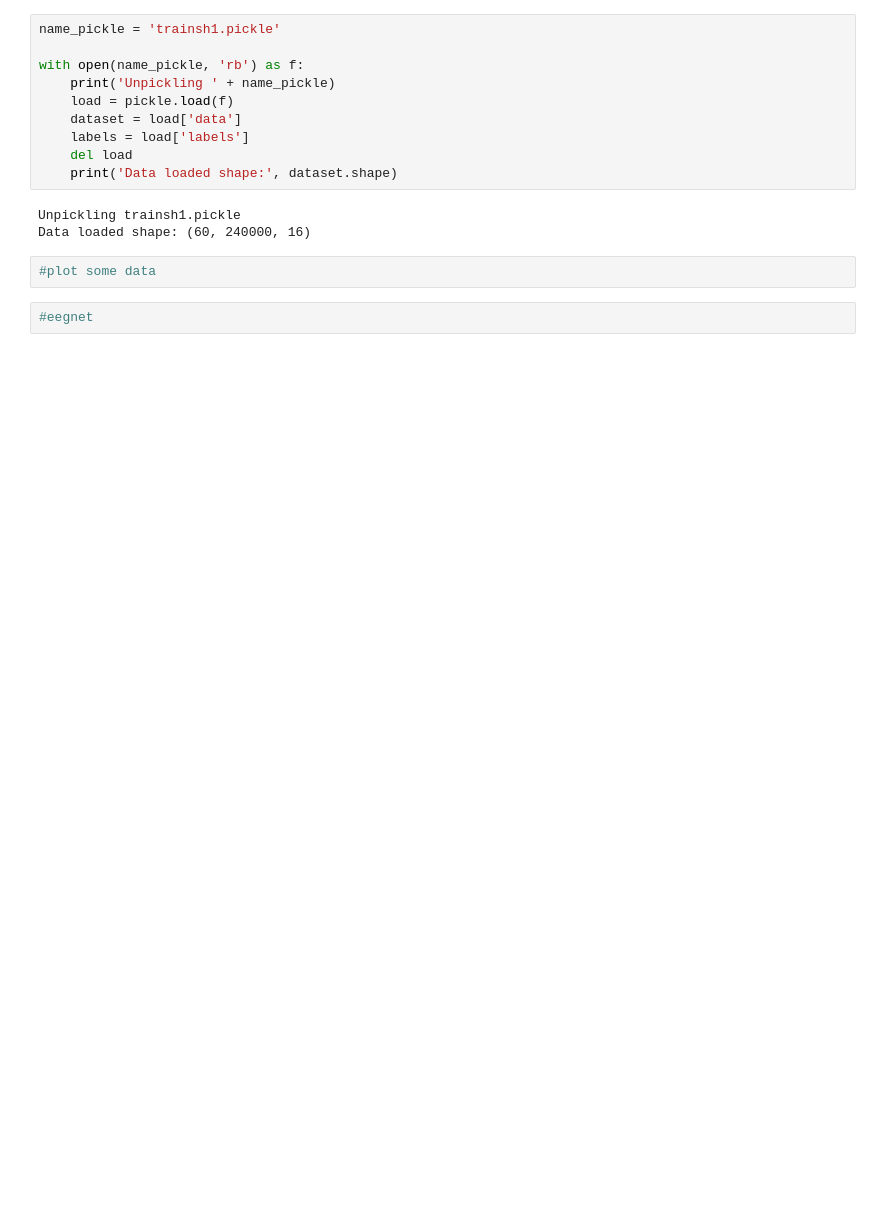
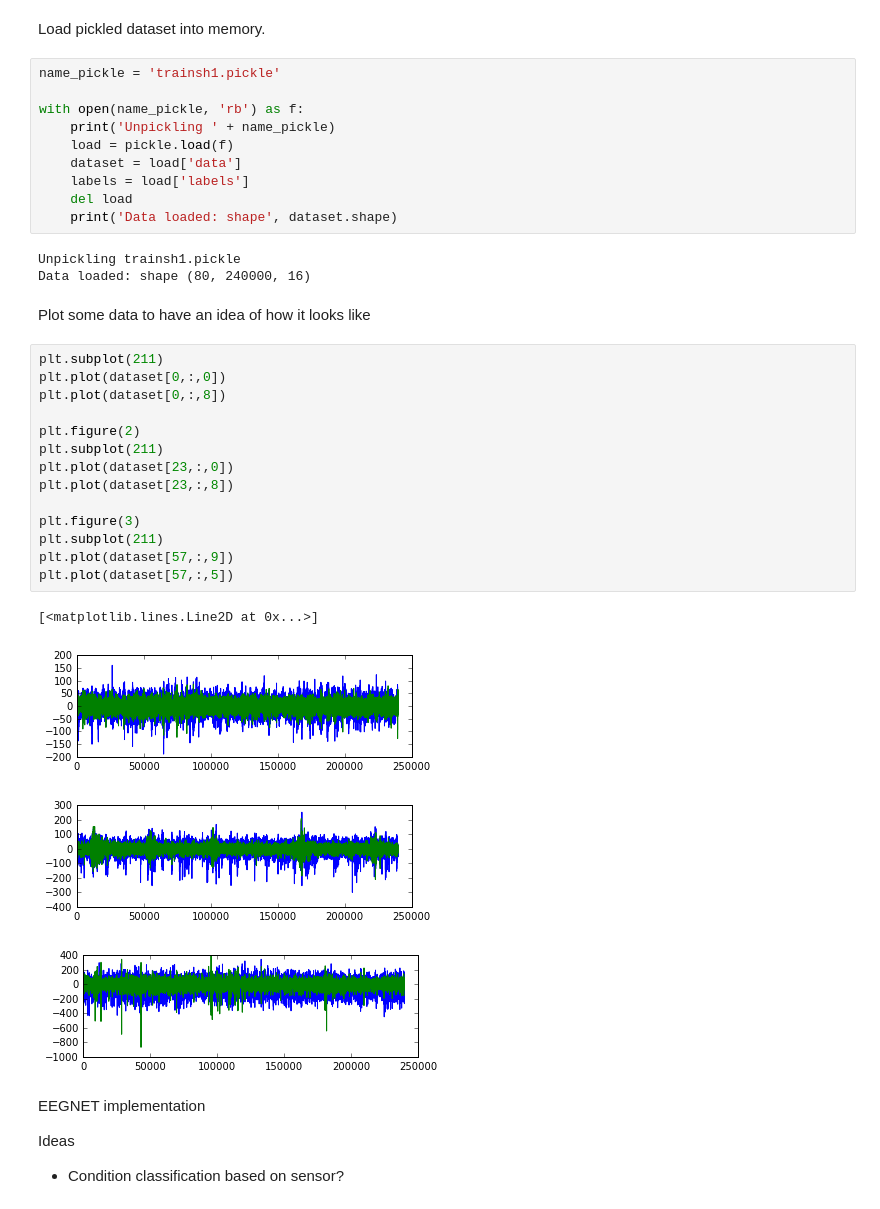
Before and after one commit to KnightofDawn/eegnet, a Jupyter notebook: eegnet1.ipynb, the cells around one changed output. Cells and saved outputs as stored; diff of their text form; blank space fills up the shorter version.

Commit message:
creation and load of dataset done. plotting for reference done. now going for eegnet implementation.

```diff
--- a/eegnet1.ipynb
+++ b/eegnet1.ipynb
@@ -69,3 +74,5 @@ done
+# %% [markdown]
+Load pickled dataset into memory.
 # %%
 name_pickle = 'trainsh1.pickle'
 
@@ -75,11 +82,33 @@ with open(name_pickle, 'rb') as f:
     dataset = load['data']
     labels = load['labels']
     del load
-    print('Data loaded shape:', dataset.shape)
+    print('Data loaded: shape', dataset.shape)
 # %% [output]
 Unpickling trainsh1.pickle
-Data loaded shape: (60, 240000, 16)
+Data loaded: shape (80, 240000, 16)
-# %%
-#plot some data
-# %%
-#eegnet
+# %% [markdown]
+Plot some data to have an idea of how it looks like
+# %%
+plt.subplot(211)
+plt.plot(dataset[0,:,0])
+plt.plot(dataset[0,:,8])
+
+plt.figure(2)
+plt.subplot(211)
+plt.plot(dataset[23,:,0])
+plt.plot(dataset[23,:,8])
+
+plt.figure(3)
+plt.subplot(211)
+plt.plot(dataset[57,:,9])
+plt.plot(dataset[57,:,5])
+# %% [output]
+[<matplotlib.lines.Line2D at 0x...>]
+[figure, added]
+[figure, added]
+[figure, added]
+# %% [markdown]
+EEGNET implementation
+
+Ideas
+  - Condition classification based on sensor?
```
Also changed, not shown: parts of 4 cells of this notebook.
